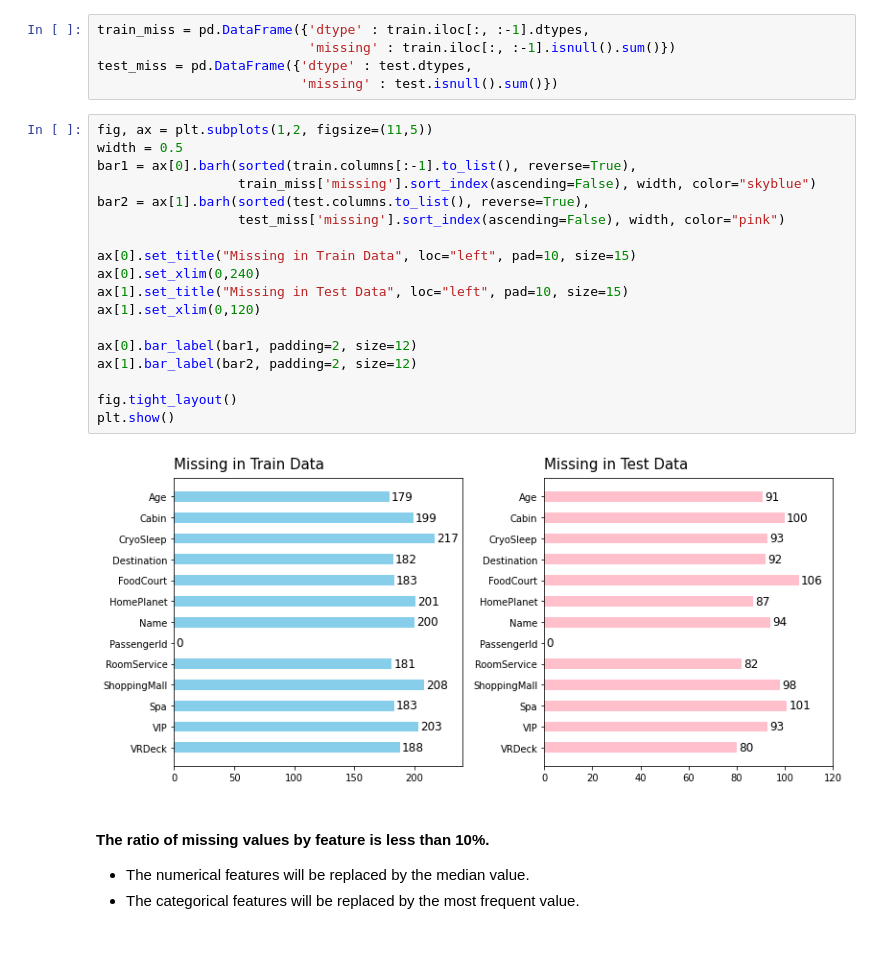
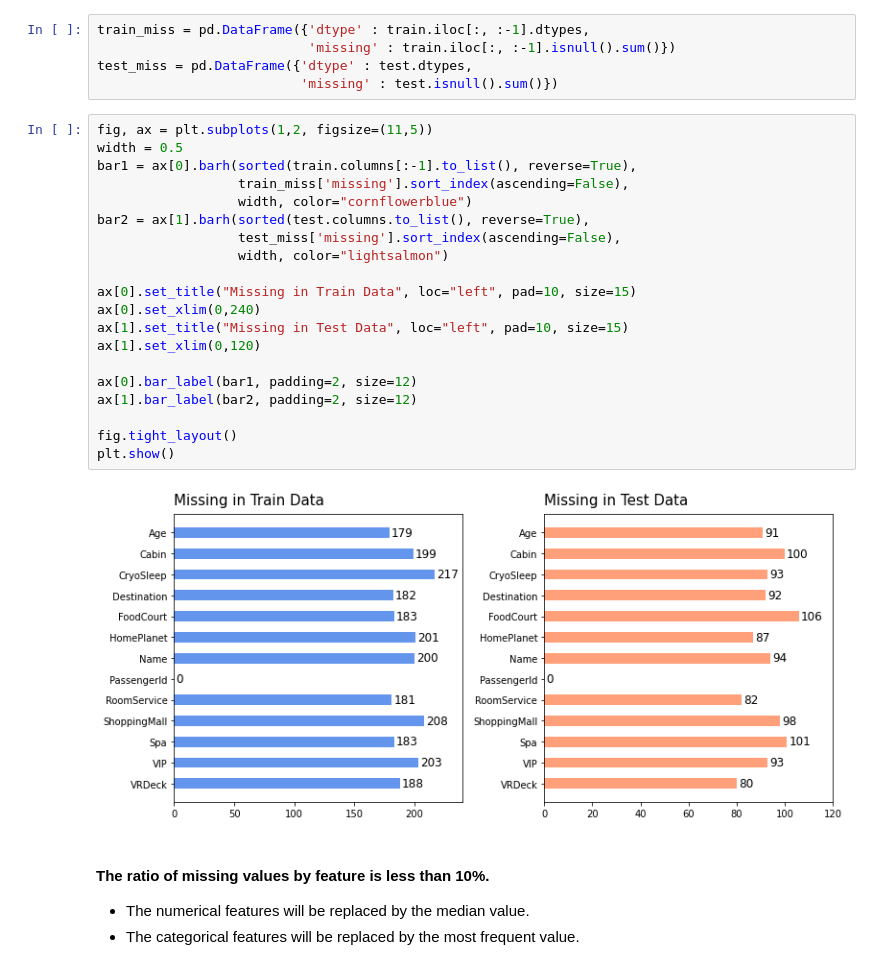
Before and after one commit to gonekng/Kaggle_Project, a Jupyter notebook: Spaceship Titanic/ml-spaceship-titanic.ipynb, the cells around one changed output. Saved outputs shown, nothing was run; the diff lists cells and outputs as text.

```diff
--- a/Spaceship Titanic/ml-spaceship-titanic.ipynb
+++ b/Spaceship Titanic/ml-spaceship-titanic.ipynb
@@ -181,23 +184,25 @@ test_miss = pd.DataFrame({'dtype' : test.dtypes,
 # %%
 fig, ax = plt.subplots(1,2, figsize=(11,5))
 width = 0.5
 bar1 = ax[0].barh(sorted(train.columns[:-1].to_list(), reverse=True),
-                  train_miss['missing'].sort_index(ascending=False), width, color="skyblue")
+                  train_miss['missing'].sort_index(ascending=False),
+                  width, color="cornflowerblue")
 bar2 = ax[1].barh(sorted(test.columns.to_list(), reverse=True),
-                  test_miss['missing'].sort_index(ascending=False), width, color="pink")
+                  test_miss['missing'].sort_index(ascending=False),
+                  width, color="lightsalmon")
 
 ax[0].set_title("Missing in Train Data", loc="left", pad=10, size=15)
 ax[0].set_xlim(0,240)
 ax[1].set_title("Missing in Test Data", loc="left", pad=10, size=15)
 ax[1].set_xlim(0,120)
 
 ax[0].bar_label(bar1, padding=2, size=12)
 ax[1].bar_label(bar2, padding=2, size=12)
 
 fig.tight_layout()
 plt.show()
 # %% [output]
-[figure, old version]
+[figure, new version]
 # %% [markdown]
 #### The ratio of missing values by feature is less than 10%.
 - The numerical features will be replaced by the median value.
```
Also changed, not shown: parts of 8 cells of this notebook.
